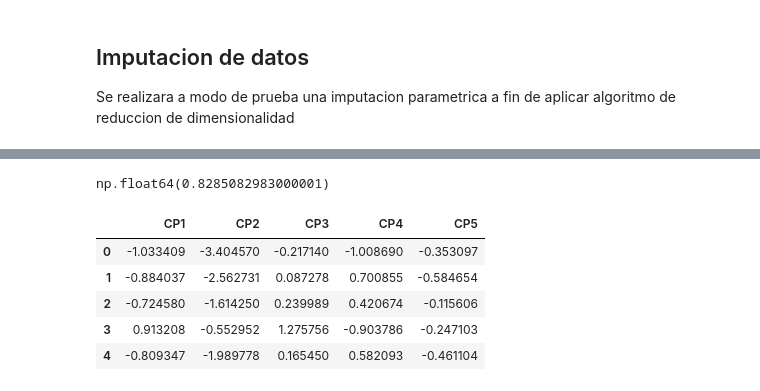
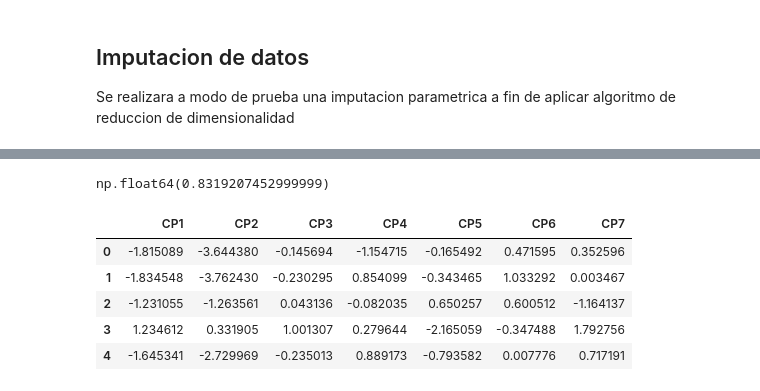
Before and after one commit to cristiancarcamo-netizen/Portafolio, a Jupyter notebook: World_bank.ipynb, the cells around one changed output, grey strips where cells are left out. Saved outputs shown, nothing was run; the diff lists cells and outputs as text; code cells hidden in the pictures.

```diff
--- a/World_bank.ipynb
+++ b/World_bank.ipynb
@@ -201,8 +198,6 @@ El dataframe contiene 197 filas y 27 columnas, de las cuales 15 contienen regist
 Se realizara a modo de prueba una imputacion parametrica a fin de aplicar algoritmo de reduccion de dimensionalidad
 # %%
 from numpy import mean
-# %%
-paises_wb=paises_wb_raw
 # %%
 # Guardar nombre de paises como indice
 paises_wb.index = paises_wb_raw['Country']
@@ -211 +206,5 @@ paises_wb.index = paises_wb_raw['Country']
 paises_wb= paises_wb.drop(columns= ['country','Country'])
+# %%
+#Guardar 2 tipos de imputacion
+paises_wb_mean = paises_wb
+paises_wb_rf = paises_wb
@@ -236,0 +241,10 @@ dtype: int64
+# %%
+from sklearn.experimental import enable_iterative_imputer
+from sklearn.impute import IterativeImputer
+from sklearn.ensemble import RandomForestRegressor
+
+imputer = IterativeImputer(
+     estimator=RandomForestRegressor(n_estimators=10, random_state=42),
+     max_iter=10,
+     random_state=42)
+paises_wb_rf = pd.DataFrame(imputer.fit_transform(paises_wb_rf), columns=paises_wb_rf.columns)
@@ -252,3 +283,3 @@ paises_wb.head()
 # %%
-y = paises_wb['NY.GDP.MKTP.PP.KD']
-x = paises_wb.drop(columns='NY.GDP.MKTP.PP.KD')
+y = paises_wb_rf['NY.GDP.MKTP.PP.KD']
+x = paises_wb_rf.drop(columns='NY.GDP.MKTP.PP.KD')
@@ -305,22 +365,23 @@ array([3.10513293e-01, 2.12378415e-01, 1.25469644e-01, 1.19107092e-01,
-# %%
-np.sum([3.10513293e-01, 2.12378415e-01, 1.25469644e-01, 1.19107092e-01,
-       6.10398543e-02])
-# %% [output]
-np.float64(0.8285082983000001)
+# %%
+#Calculo de cuantos componentes usar, quedandonos con un np > 0.80
+np.sum([2.66298402e-01, 2.09393438e-01, 1.09297570e-01, 9.06184302e-02,
+       7.55099481e-02, 4.58031587e-02, 3.49997983e-02])
+# %% [output]
+np.float64(0.8319207452999999)
 # %%
-# Seleccionar 2 componentes
-pca_2 = PCA(n_components=5)
-data_pca = pca_2.fit_transform(x_std)
+# Seleccionar 7 componentes
+pca_7 = PCA(n_components=7)
+data_pca = pca_7.fit_transform(x_std)
 
-df_pca = pd.DataFrame(data_pca, columns=['CP1', 'CP2','CP3','CP4','CP5'])
+df_pca = pd.DataFrame(data_pca, columns=['CP1', 'CP2','CP3','CP4','CP5','CP6','CP7'])
 df_pca.head()
 # %% [output]
-|  | CP1 | CP2 | CP3 | CP4 | CP5 |
-| 0 | -1.033409 | -3.404570 | -0.217140 | -1.008690 | -0.353097 |
-| 1 | -0.884037 | -2.562731 | 0.087278 | 0.700855 | -0.584654 |
-| 2 | -0.724580 | -1.614250 | 0.239989 | 0.420674 | -0.115606 |
-| 3 | 0.913208 | -0.552952 | 1.275756 | -0.903786 | -0.247103 |
-| 4 | -0.809347 | -1.989778 | 0.165450 | 0.582093 | -0.461104 |
+|  | CP1 | CP2 | CP3 | CP4 | CP5 | CP6 | CP7 |
+| 0 | -1.815089 | -3.644380 | -0.145694 | -1.154715 | -0.165492 | 0.471595 | 0.352596 |
+| 1 | -1.834548 | -3.762430 | -0.230295 | 0.854099 | -0.343465 | 1.033292 | 0.003467 |
+| 2 | -1.231055 | -1.263561 | 0.043136 | -0.082035 | 0.650257 | 0.600512 | -1.164137 |
+| 3 | 1.234612 | 0.331905 | 1.001307 | 0.279644 | -2.165059 | -0.347488 | 1.792756 |
+| 4 | -1.645341 | -2.729969 | -0.235013 | 0.889173 | -0.793582 | 0.007776 | 0.717191 |
 # %%
 # Matriz de correlación de las componentes
 df_pca.corr()
```
Also changed, not shown: parts of 37 cells of this notebook.
